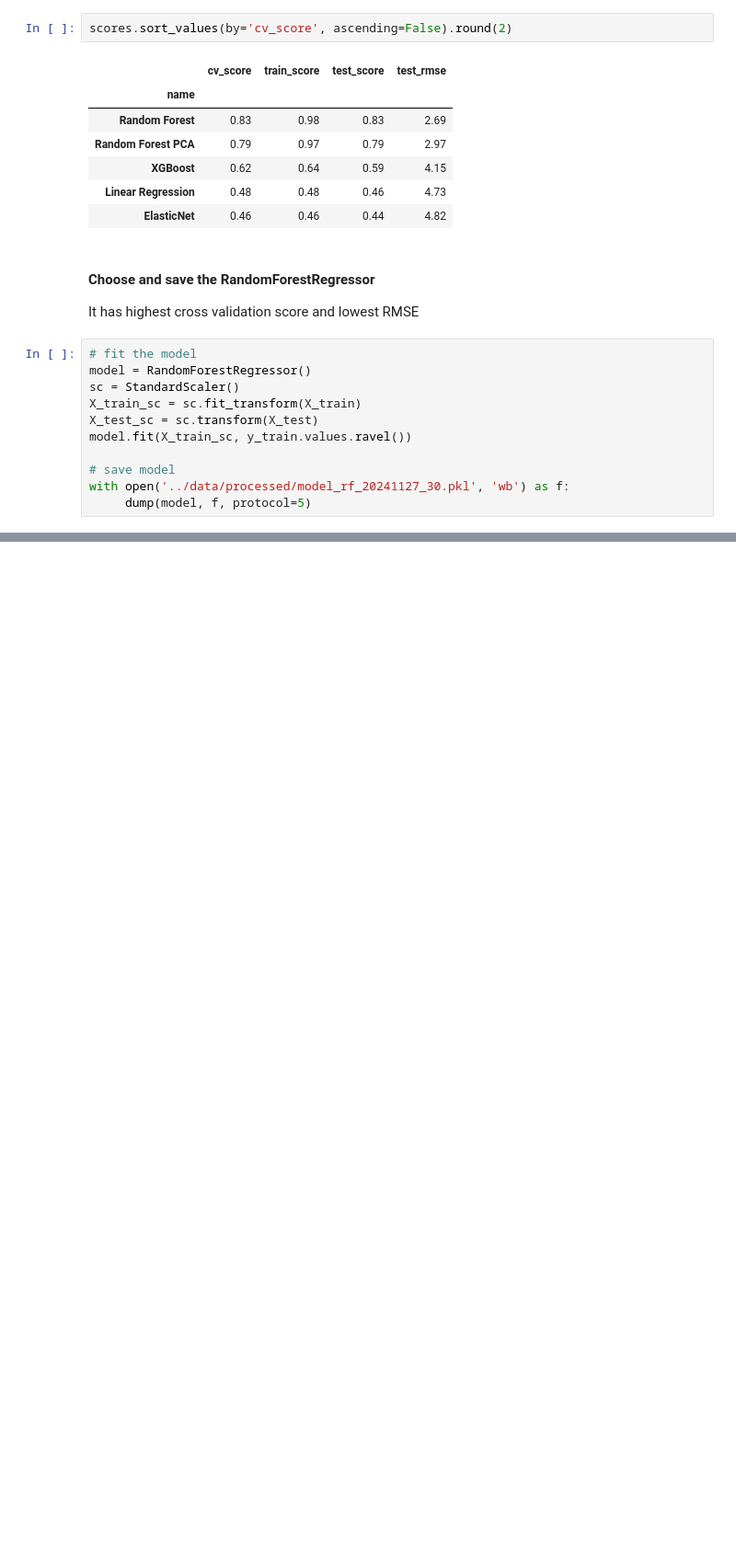
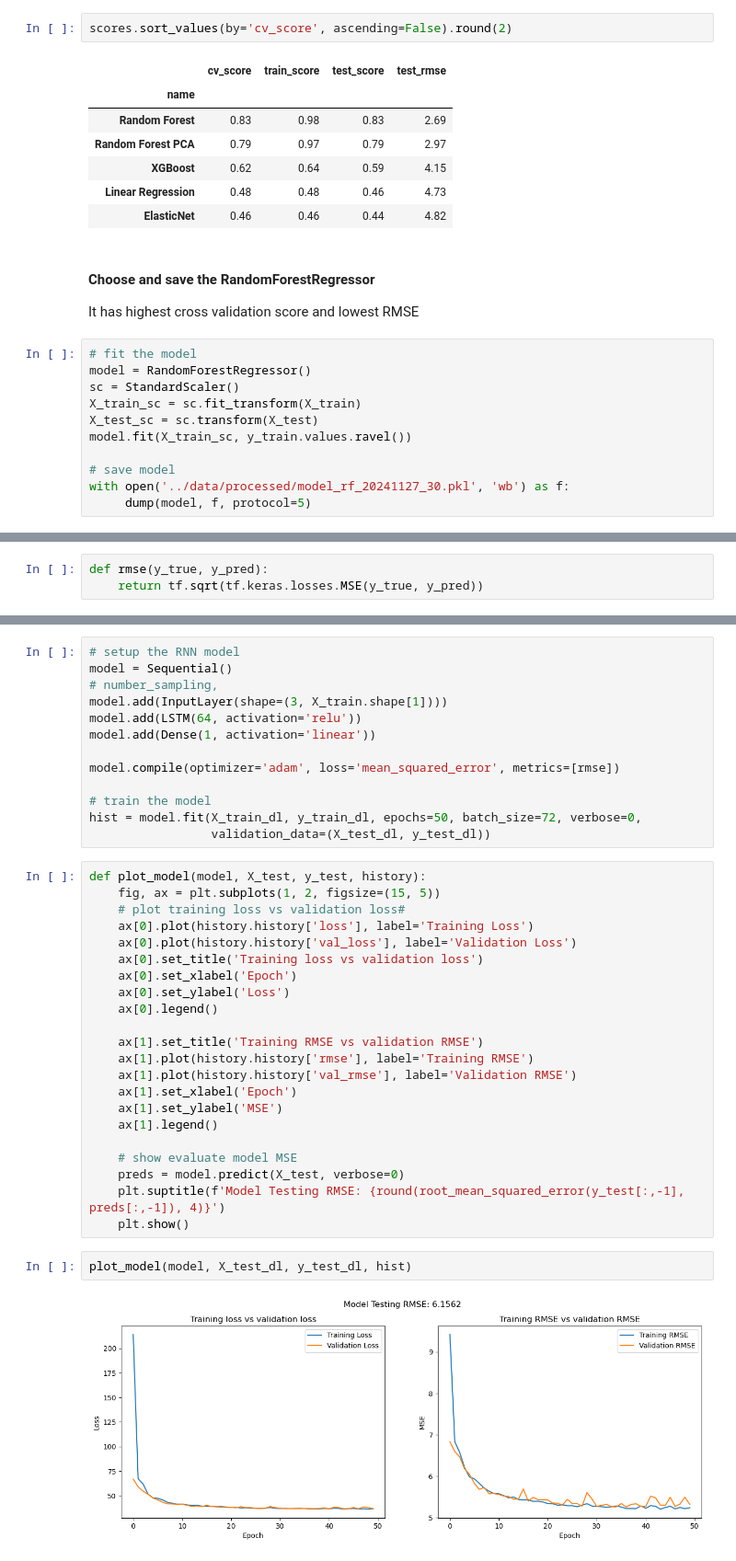
Before and after one commit to utthawit/capstone, a Jupyter notebook: code/04_modeling.ipynb, the cells around one changed output, grey strips where cells are left out. Shown: that part at 92% size. Drawn from its saved outputs; the diff is of its cells as text; blank space fills up the shorter version.

Commit message:
add lstm model

```diff
--- a/code/04_modeling.ipynb
+++ b/code/04_modeling.ipynb
@@ -168,0 +215,3 @@ with open('../data/processed/model_rf_20241127_30.pkl', 'wb') as f:
+# %%
+def rmse(y_true, y_pred):
+    return tf.sqrt(tf.keras.losses.MSE(y_true, y_pred))
@@ -168,0 +227,39 @@ with open('../data/processed/model_rf_20241127_30.pkl', 'wb') as f:
+# %%
+# setup the RNN model
+model = Sequential()
+# number_sampling,
+model.add(InputLayer(shape=(3, X_train.shape[1])))
+model.add(LSTM(64, activation='relu'))
+model.add(Dense(1, activation='linear'))
+
+model.compile(optimizer='adam', loss='mean_squared_error', metrics=[rmse])
+
+# train the model
+hist = model.fit(X_train_dl, y_train_dl, epochs=50, batch_size=72, verbose=0,
+                 validation_data=(X_test_dl, y_test_dl))
+# %%
+def plot_model(model, X_test, y_test, history):
+    fig, ax = plt.subplots(1, 2, figsize=(15, 5))
+    # plot training loss vs validation loss#
+    ax[0].plot(history.history['loss'], label='Training Loss')
+    ax[0].plot(history.history['val_loss'], label='Validation Loss')
+    ax[0].set_title('Training loss vs validation loss')
+    ax[0].set_xlabel('Epoch')
+    ax[0].set_ylabel('Loss')
+    ax[0].legend()
+
+    ax[1].set_title('Training RMSE vs validation RMSE')
+    ax[1].plot(history.history['rmse'], label='Training RMSE')
+    ax[1].plot(history.history['val_rmse'], label='Validation RMSE')
+    ax[1].set_xlabel('Epoch')
+    ax[1].set_ylabel('MSE')
+    ax[1].legend()
+
+    # show evaluate model MSE
+    preds = model.predict(X_test, verbose=0)
+    plt.suptitle(f'Model Testing RMSE: {round(root_mean_squared_error(y_test[:,-1], preds[:,-1]), 4)}')
+    plt.show()
+# %%
+plot_model(model, X_test_dl, y_test_dl, hist)
+# %% [output]
+[figure, added]
```
Also changed, not shown: parts of 8 cells of this notebook.
